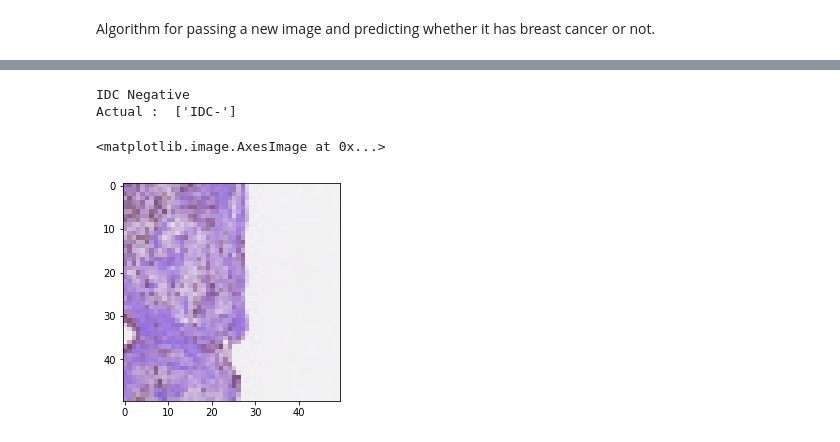
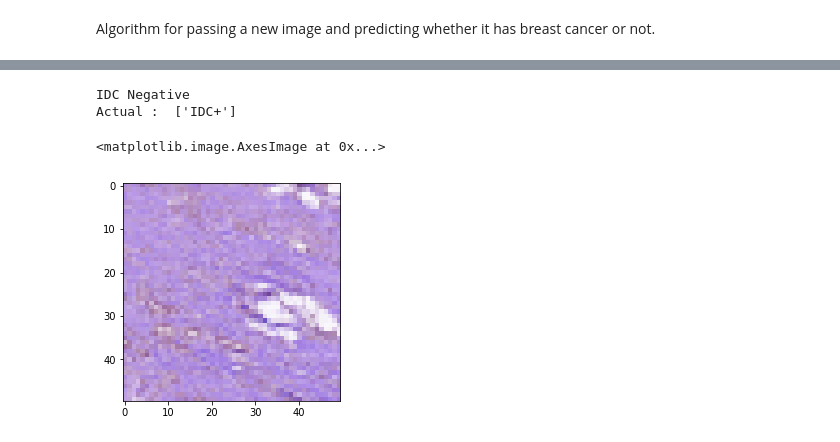
Before and after one commit to animeshseemendra/Breast-Cancer-Detection, a Jupyter notebook: breast_cancer.ipynb, the cells around one changed output, grey strips where cells are left out. Cells and saved outputs as stored; diff of their text form; code cells hidden in the pictures.

```diff
--- a/breast_cancer.ipynb
+++ b/breast_cancer.ipynb
@@ -802,14 +848,14 @@ for i in range(len(X_train)):
 # %%
-predict(X_train[800])
-img = Image.fromarray(X_train[800])
-class_a=['IDC+' if np.argmax(Y_train[800])==1 else 'IDC-']
+predict(X_train[820])
+img = Image.fromarray(X_train[820])
+class_a=['IDC+' if np.argmax(Y_train[820])==1 else 'IDC-']
 print('Actual : ',class_a)
 plt.imshow(img)
 # %% [output]
 IDC Negative
-Actual :  ['IDC-']
+Actual :  ['IDC+']
 <matplotlib.image.AxesImage at 0x...>
-[figure, old version]
+[figure, new version]
 # %%
 predict(X_train[10])
 img = Image.fromarray(X_train[10])
```
Also changed, not shown: parts of 49 cells of this notebook.
